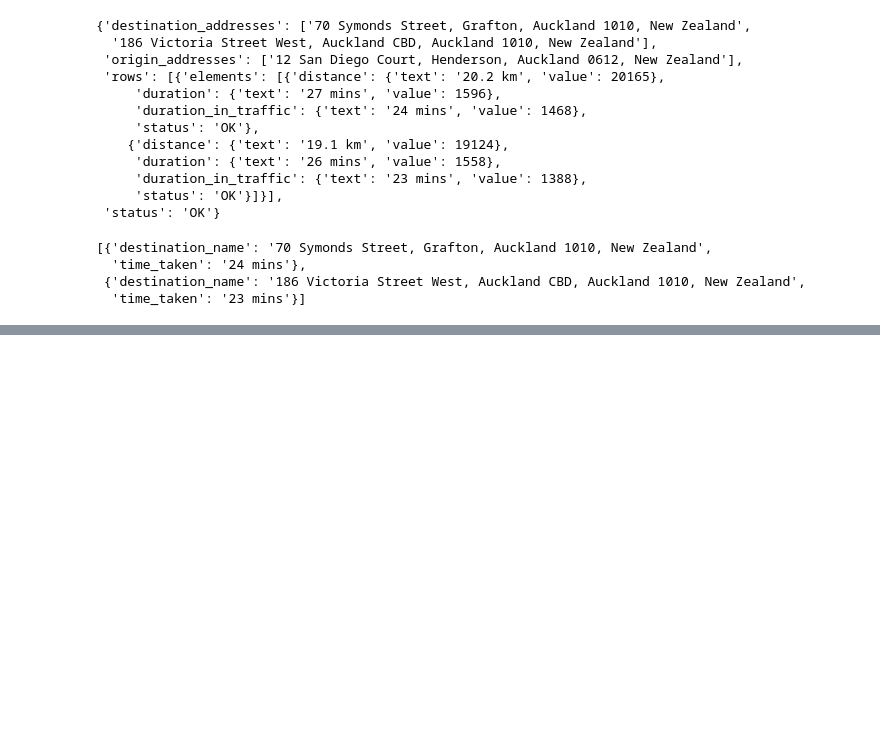
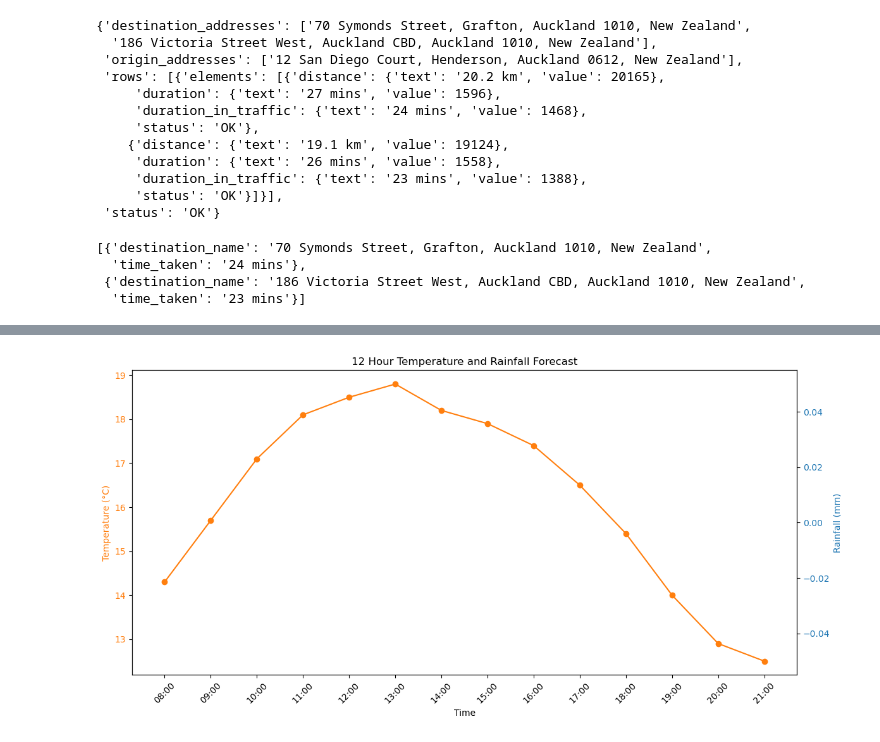
Before and after one commit to RuiGene/good_morning_text, a Jupyter notebook: testing.ipynb, the cells around one changed output, grey strips where cells are left out. Saved outputs shown, nothing was run; the diff lists cells and outputs as text; code cells hidden in the pictures; blank space fills up the shorter version.

```diff
--- a/testing.ipynb
+++ b/testing.ipynb
@@ -163,0 +233,68 @@ results
+# %%
+import smtplib
+import os
+from dotenv import find_dotenv, load_dotenv
+from data_extraction.quote_of_the_day import getapi
+from data_extraction.word_of_the_day import get_word_of_the_day
+from data_extraction.weather import get_weather_data
+from data_extraction.traffic import get_traffic_data
+from data_extraction.news import get_news_articles
+
+# Getting relevant information
+# Word of the day
+word_url = 'https://www.dictionary.com/e/word-of-the-day/'
+word, definition = get_word_of_the_day(word_url)
+
+# Quote of the day
+api_url = "https://zenquotes.io/api/random/"
+quote, author = getapi(api_url)
+
+# Weather
+dotenv_path = find_dotenv()
+load_dotenv(dotenv_path)
+WEATHER_KEY = os.getenv("WEATHER_KEY")
+weather_url = "http://api.weatherapi.com/v1/forecast.json"
+params = {
+    'key': WEATHER_KEY,
+    'days': 1,
+    'q': 'Auckland',
+    'aqi': 'no',
+    'alerts': 'no'
+}
+temp_c, wind_kph, humidity, feelslike_c, condition, icon_url, graph = get_weather_data(weather_url, params)
+
+# Traffic
+GOOGLE_KEY = os.getenv("GOOGLE_KEY")
+home_address = os.getenv("home_address")
+traffic_url = 'https://maps.googleapis.com/maps/api/distancematrix/json'
+origin = home_address
+destination = [
+    '-36.85581, 174.76637', # University Address
+    '-36.84801, 174.7578' # Work Address
+]
+destination_str = '|'.join(destination)
+params = {
+    'origins': origin,
+    'destinations': destination_str,
+    'departure_time': 'now',
+    'mode': 'driving',
+    'key': GOOGLE_KEY
+}
+traffic = get_traffic_data(traffic_url, params)
+
+# News
+NEWS_KEY = os.getenv("NEWS_KEY")
+params = {
+  "api_key": NEWS_KEY,
+  "engine": "google",
+  "q": "news",
+  "location": "New Zealand",
+  "google_domain": "google.co.nz",
+  "gl": "nz",
+  "hl": "en",
+  "tbm": "nws",
+  "num": "5"
+}
+articles = get_news_articles(params)
+# %% [output]
+[figure, added]
```
Also changed, not shown: parts of 7 cells of this notebook, 4 other files.
